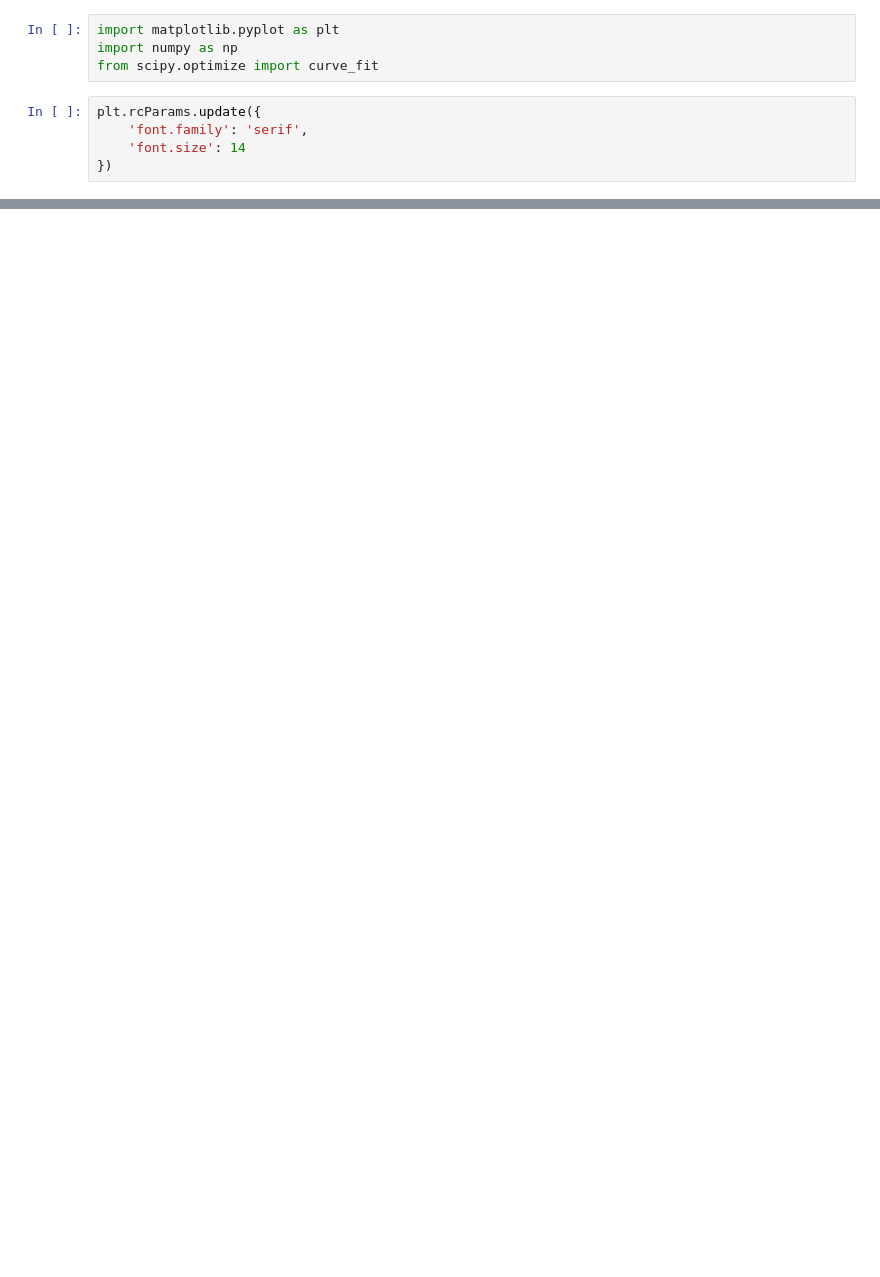
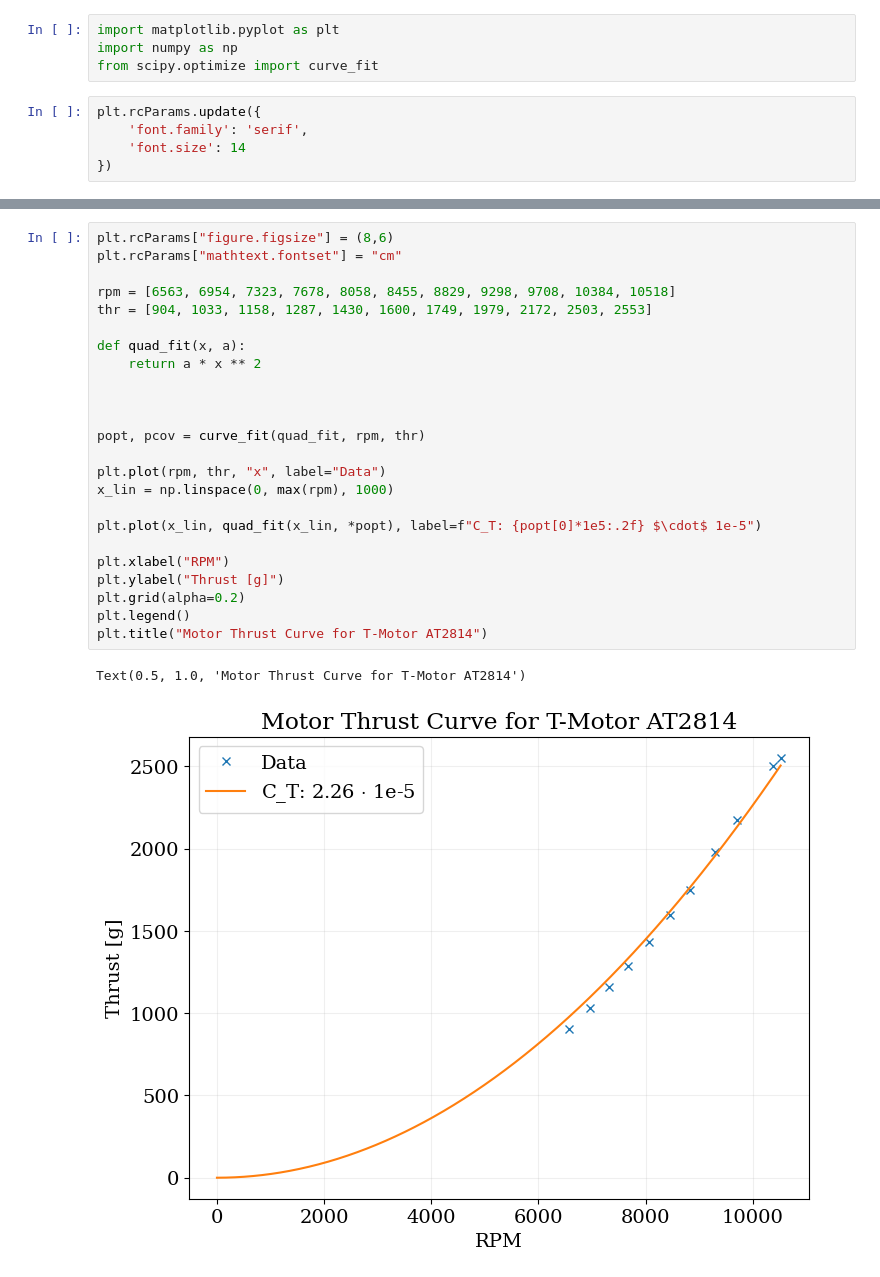
Before and after one commit to peakflyer/fprtum, a Jupyter notebook: NVCenter/eval.ipynb, the cells around one changed output, grey strips where cells are left out. Drawn from its saved outputs; the diff is of its cells as text; blank space fills up the shorter version.

```diff
--- a/NVCenter/eval.ipynb
+++ b/NVCenter/eval.ipynb
@@ -68,0 +325,27 @@ plt.savefig('sslaser.pdf', bbox_inches='tight')
+# %%
+plt.rcParams["figure.figsize"] = (8,6)
+plt.rcParams["mathtext.fontset"] = "cm"
+
+rpm = [6563, 6954, 7323, 7678, 8058, 8455, 8829, 9298, 9708, 10384, 10518]
+thr = [904, 1033, 1158, 1287, 1430, 1600, 1749, 1979, 2172, 2503, 2553]
+
+def quad_fit(x, a):
+    return a * x ** 2
+
+
+
+popt, pcov = curve_fit(quad_fit, rpm, thr)
+
+plt.plot(rpm, thr, "x", label="Data")
+x_lin = np.linspace(0, max(rpm), 1000)
+
+plt.plot(x_lin, quad_fit(x_lin, *popt), label=f"C_T: {popt[0]*1e5:.2f} $\cdot$ 1e-5")
+
+plt.xlabel("RPM")
+plt.ylabel("Thrust [g]")
+plt.grid(alpha=0.2)
+plt.legend()
+plt.title("Motor Thrust Curve for T-Motor AT2814")
+# %% [output]
+Text(0.5, 1.0, 'Motor Thrust Curve for T-Motor AT2814')
+[figure, added]
```
Also changed, not shown: parts of 6 cells of this notebook, 35 other files.
